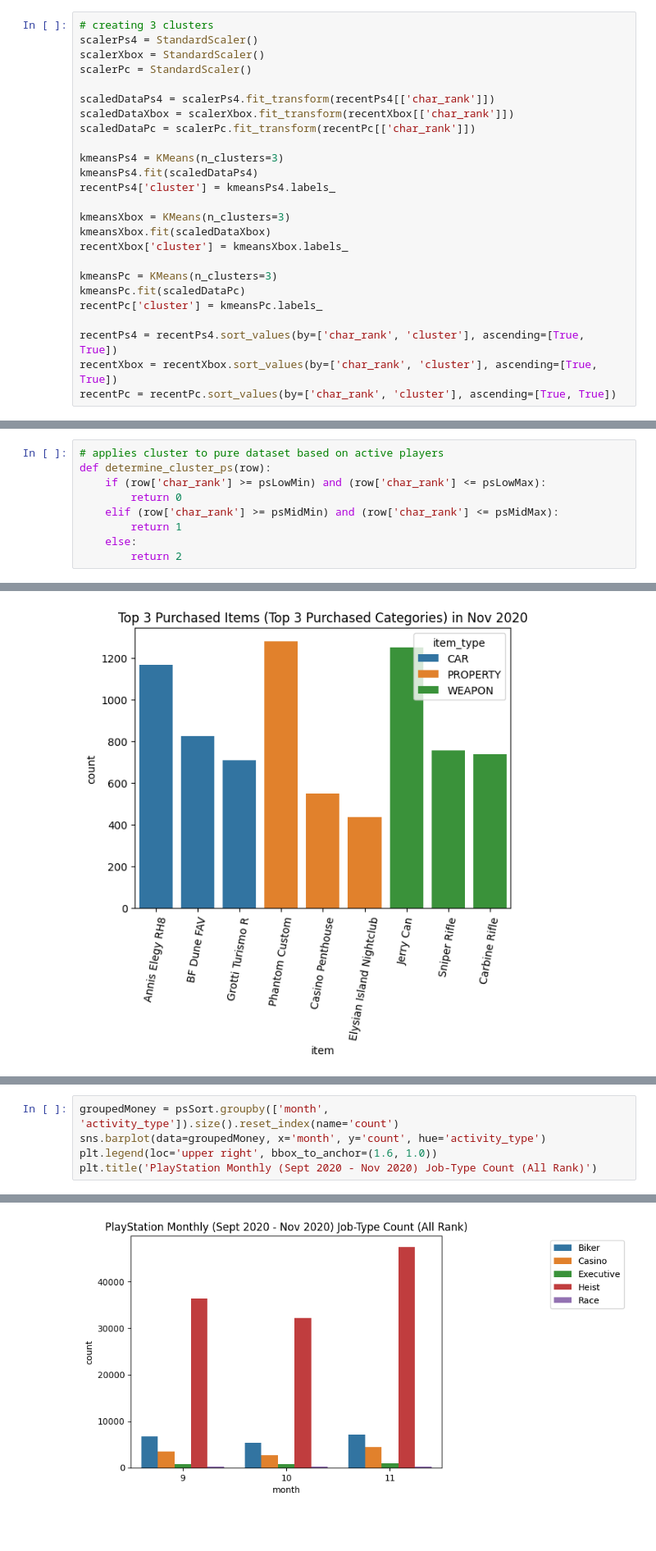
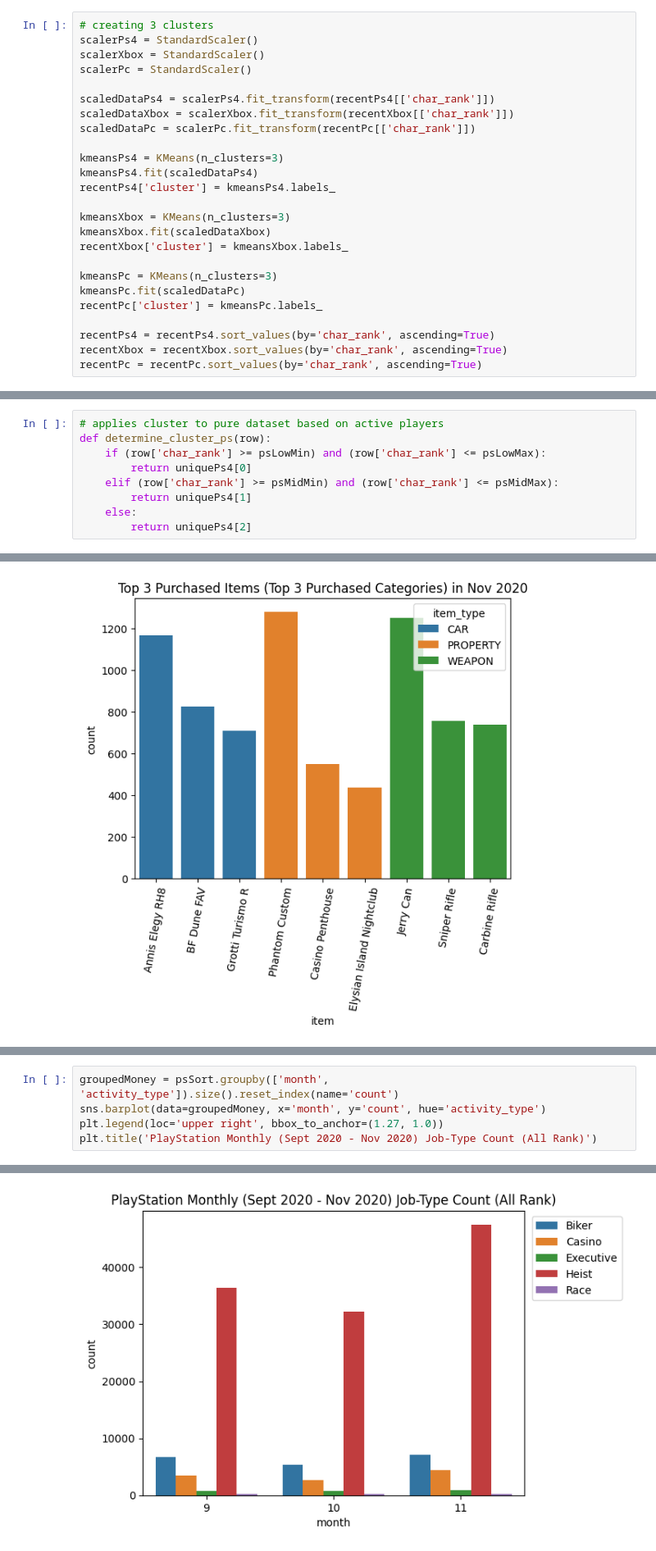
Before and after one commit to SaulTopete/gta-analysis, a Jupyter notebook: rockstar_datathon.ipynb, the cells around one changed output, grey strips where cells are left out. Shown at 82% size. Cells and saved outputs as stored; diff of their text form; blank space fills up the shorter version.

Commit message:
cleaned up data, fixed incorrect graph placement

```diff
--- a/rockstar_datathon.ipynb
+++ b/rockstar_datathon.ipynb
@@ -234,9 +234,9 @@ kmeansPc = KMeans(n_clusters=3)
 kmeansPc.fit(scaledDataPc)
 recentPc['cluster'] = kmeansPc.labels_
 
-recentPs4 = recentPs4.sort_values(by=['char_rank', 'cluster'], ascending=[True, True])
-recentXbox = recentXbox.sort_values(by=['char_rank', 'cluster'], ascending=[True, True])
-recentPc = recentPc.sort_values(by=['char_rank', 'cluster'], ascending=[True, True])
+recentPs4 = recentPs4.sort_values(by='char_rank', ascending=True)
+recentXbox = recentXbox.sort_values(by='char_rank', ascending=True)
+recentPc = recentPc.sort_values(by='char_rank', ascending=True)
 # %% [output]
 A value is trying to be set on a copy of a slice from a DataFrame.
 Try using .loc[row_indexer,col_indexer] = value instead
@@ -378,11 +390,11 @@ sns.scatterplot(data=filteredMoneyX, x='cluster', y='evc_balance', alpha=0.6, co
 # applies cluster to pure dataset based on active players
 def determine_cluster_ps(row):
     if (row['char_rank'] >= psLowMin) and (row['char_rank'] <= psLowMax):
-        return 0
+        return uniquePs4[0]
     elif (row['char_rank'] >= psMidMin) and (row['char_rank'] <= psMidMax):
-        return 1
+        return uniquePs4[1]
     else:
-        return 2
+        return uniquePs4[2]
 # %%
 # next focus on what players (try to use cluster to show) buy each month (either ps4 or xbox)
 
@@ -619,9 +631,9 @@ Text(0.5, 1.0, 'Top 3 Purchased Items (Top 3 Purchased Categories) in Nov 2020 (
 # %%
 groupedMoney = psSort.groupby(['month', 'activity_type']).size().reset_index(name='count')
 sns.barplot(data=groupedMoney, x='month', y='count', hue='activity_type')
-plt.legend(loc='upper right', bbox_to_anchor=(1.6, 1.0))
+plt.legend(loc='upper right', bbox_to_anchor=(1.27, 1.0))
 plt.title('PlayStation Monthly (Sept 2020 - Nov 2020) Job-Type Count (All Rank)')
 # %% [output]
 Text(0.5, 1.0, 'PlayStation Monthly (Sept 2020 - Nov 2020) Job-Type Count (All Rank)')
-[figure, old version]
+[figure, new version]
 # %%
```
Also changed, not shown: parts of 32 cells of this notebook.
